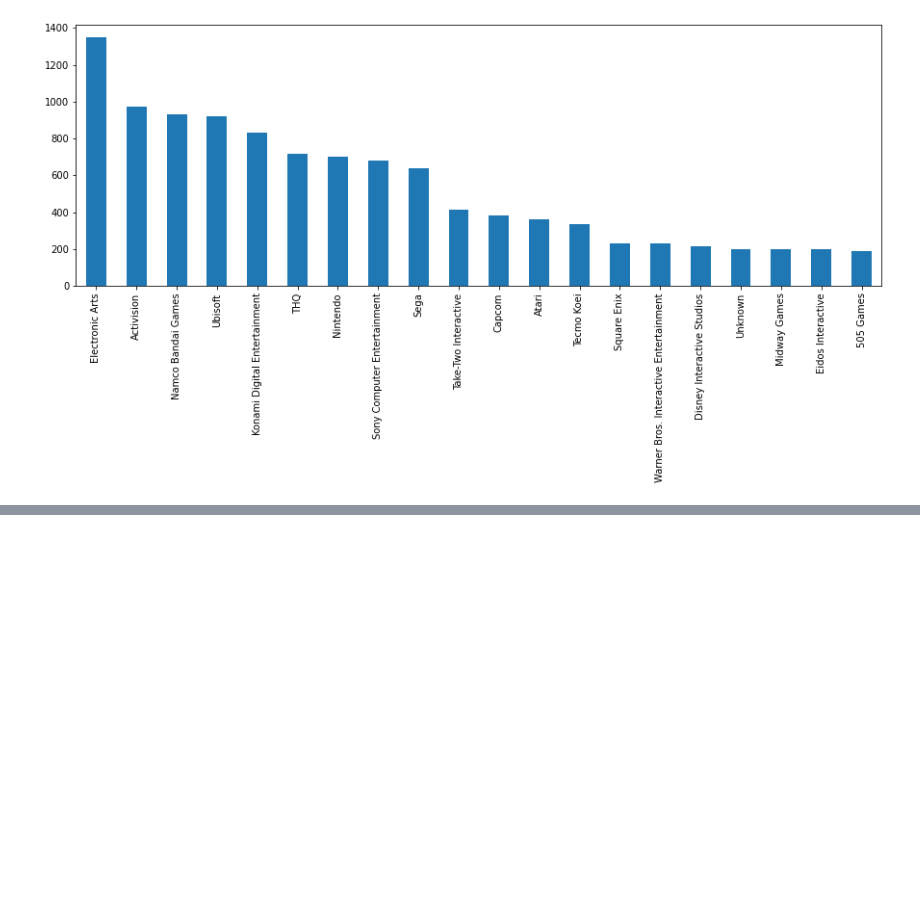
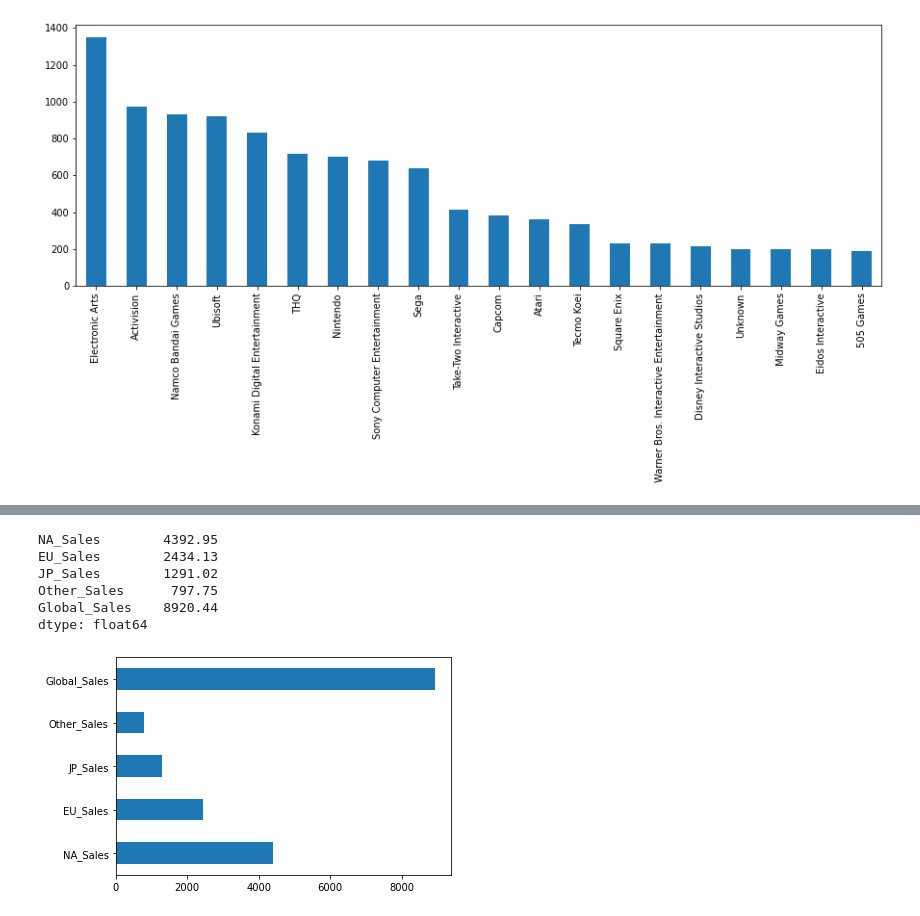
Before and after one commit to ackermanjayjay/walkhtrough-ai, a Jupyter notebook: Data Analytic/Data_analytic.ipynb, the cells around one changed output, grey strips where cells are left out. Drawn from its saved outputs; the diff is of its cells as text; code cells hidden in the pictures; blank space fills up the shorter version.

```diff
--- a/Data Analytic/Data_analytic.ipynb
+++ b/Data Analytic/Data_analytic.ipynb
@@ -108,0 +117,4 @@ most_publisher.iloc[:20].plot.bar()
+# %%
+region=["NA_Sales","EU_Sales","JP_Sales","Other_Sales","Global_Sales"]
+# %%
+top_sales_region=data[region]
@@ -108,0 +137,13 @@ most_publisher.iloc[:20].plot.bar()
+# %%
+top_sales_region.agg("sum")
+# %% [output]
+NA_Sales        4392.95
+EU_Sales        2434.13
+JP_Sales        1291.02
+Other_Sales      797.75
+Global_Sales    8920.44
+dtype: float64
+# %%
+top_sales_region.agg("sum").plot.barh();
+# %% [output]
+[figure, added]
```
Also changed, not shown: parts of 8 cells of this notebook.
